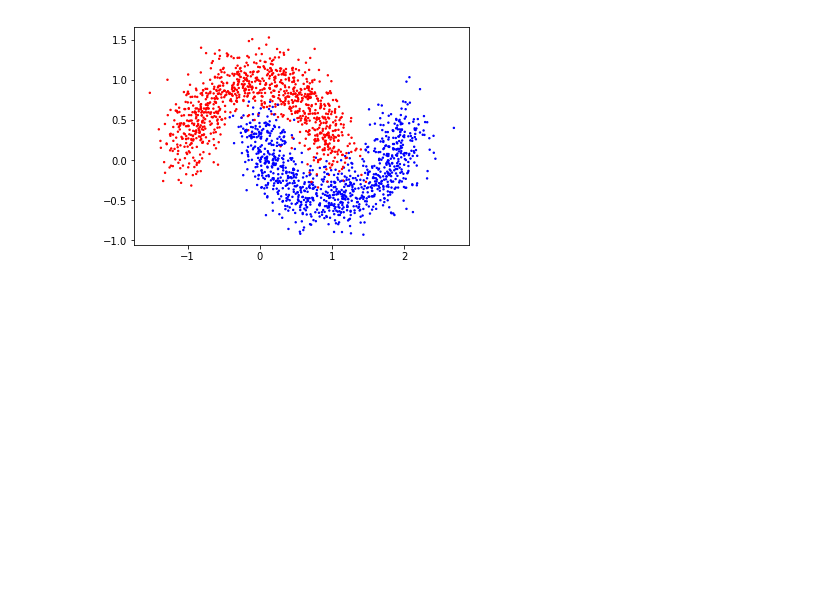
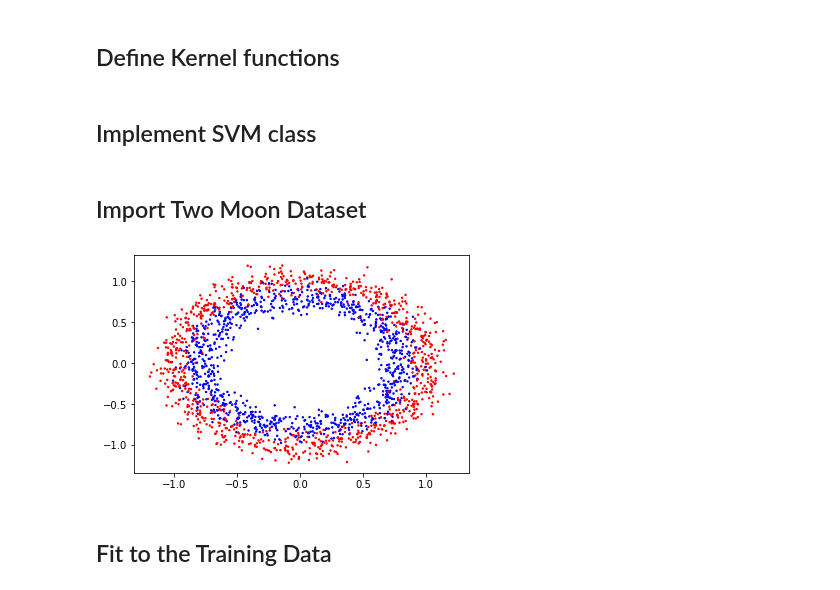
Before and after one commit to zetongqi/machine-learning-demos, a Jupyter notebook: kernel_svm_oop.ipynb, the cells around one changed output. Saved outputs shown, nothing was run; the diff lists cells and outputs as text; code cells hidden in the pictures; blank space fills up the shorter version.

```diff
--- a/kernel_svm_oop.ipynb
+++ b/kernel_svm_oop.ipynb
@@ -8,6 +8,8 @@ from sklearn.model_selection import train_test_split
 from cvxopt import matrix
 from cvxopt import solvers
 from numpy import linalg as LA
+# %% [markdown]
+## Define Kernel functions
 # %%
 def gaussian_kernel(x1, x2, sigma=0.1):
     return np.exp(-LA.norm(x1-x2, axis=-1)**2 / (2*sigma**2))
@@ -17,6 +19,8 @@ def poly_kernel(x1, x2, degree=3, r=2, gamma=1):
 
 def laplacian_kernel(x1, x2, sigma=0.1):
     return np.exp(-LA.norm(x1-x2, axis=-1, ord=1) / sigma)
+# %% [markdown]
+## Implement SVM class
 # %%
 class svm:
     def __init__(self, C=10, kernel='rbf', sigma=0.1, degree=3, r=1, gamma=1):
@@ -99,12 +118,16 @@ class svm:
+# %% [markdown]
+## Import Two Moon Dataset
 # %%
-X, y = make_moons(n_samples=2000, noise=0.2)
+X, y = make_circles(n_samples=2000, noise=0.09)
 colors = ['red','blue']
 plt.scatter(X[:, 0], X[:, 1], c=y, cmap=matplotlib.colors.ListedColormap(colors), s=2)
 y[y == 0] = -1
 seed = 1
 X_train, X_test, y_train, y_test = train_test_split(X, y, test_size=0.2, random_state=seed)
 # %% [output]
-[figure, old version]
+[figure, new version]
+# %% [markdown]
+## Fit to the Training Data
 # %%
 clf = svm()
 clf.fit(X_train, y_train)
```
Also changed, not shown: parts of 6 cells of this notebook.
